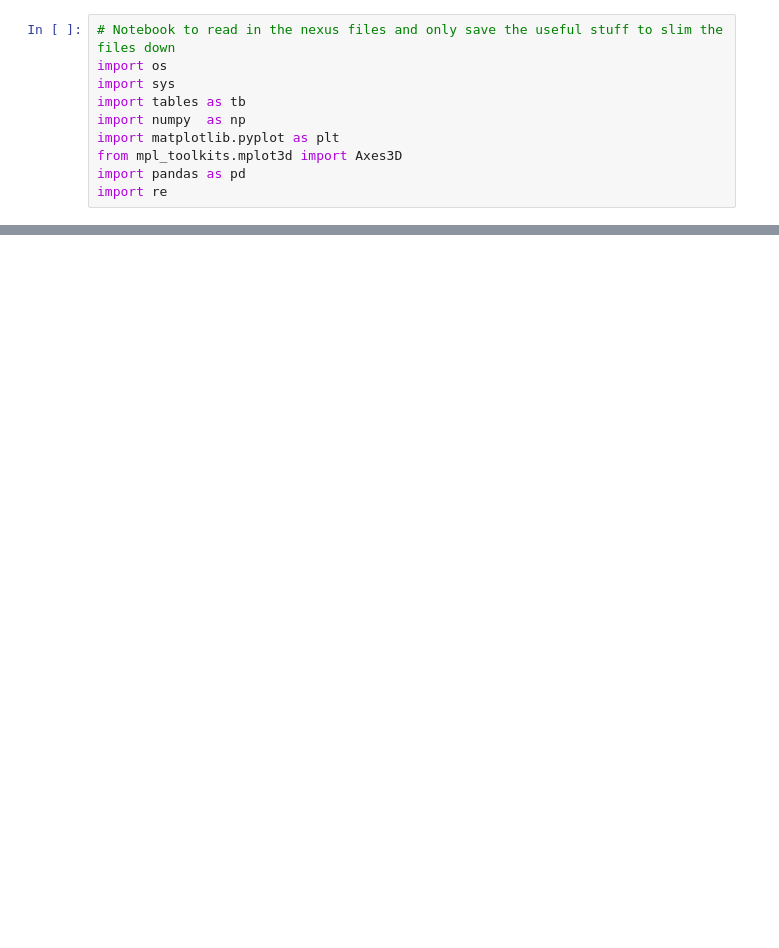
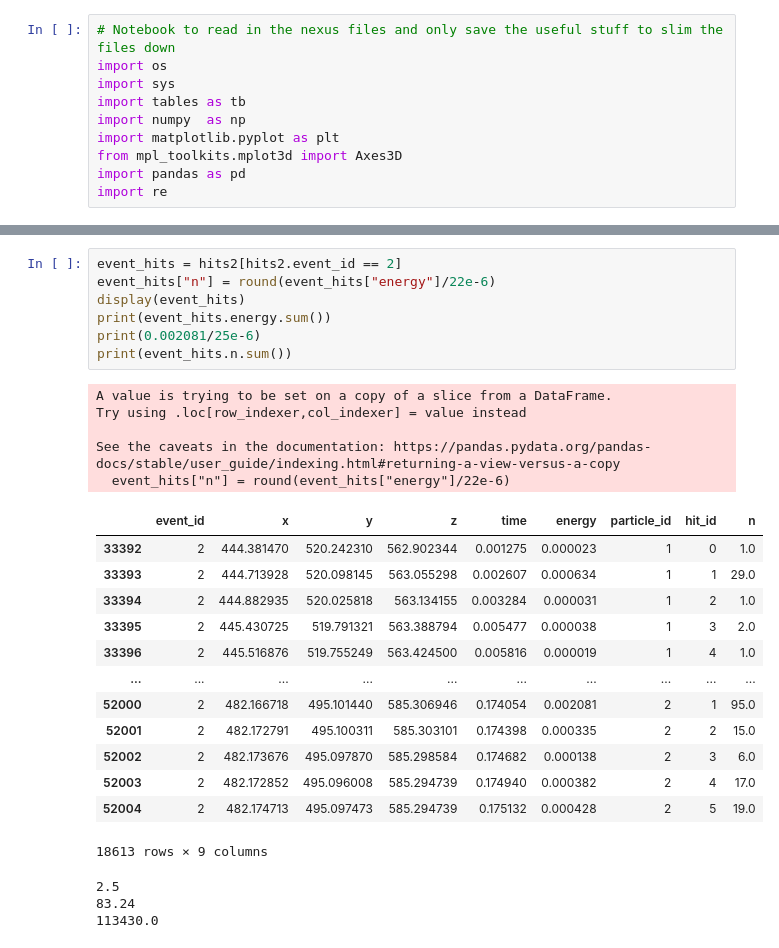
Before and after one commit to kvjmistry/DoubleBeta, a Jupyter notebook: notebooks/ProcessData.ipynb, the cells around one changed output, grey strips where cells are left out. Saved outputs shown, nothing was run; the diff lists cells and outputs as text; blank space fills up the shorter version.

```diff
--- a/notebooks/ProcessData.ipynb
+++ b/notebooks/ProcessData.ipynb
@@ -135,0 +135,29 @@ display(hits2)
+# %%
+event_hits = hits2[hits2.event_id == 2]
+event_hits["n"] = round(event_hits["energy"]/22e-6)
+display(event_hits)
+print(event_hits.energy.sum())
+print(0.002081/25e-6)
+print(event_hits.n.sum())
+# %% [output]
+A value is trying to be set on a copy of a slice from a DataFrame.
+Try using .loc[row_indexer,col_indexer] = value instead
+
+See the caveats in the documentation: https://pandas.pydata.org/pandas-docs/stable/user_guide/indexing.html#returning-a-view-versus-a-copy
+  event_hits["n"] = round(event_hits["energy"]/22e-6)
+|  | event_id | x | y | z | time | energy | particle_id | hit_id | n |
+| 33392 | 2 | 444.381470 | 520.242310 | 562.902344 | 0.001275 | 0.000023 | 1 | 0 | 1.0 |
+| 33393 | 2 | 444.713928 | 520.098145 | 563.055298 | 0.002607 | 0.000634 | 1 | 1 | 29.0 |
+| 33394 | 2 | 444.882935 | 520.025818 | 563.134155 | 0.003284 | 0.000031 | 1 | 2 | 1.0 |
+| 33395 | 2 | 445.430725 | 519.791321 | 563.388794 | 0.005477 | 0.000038 | 1 | 3 | 2.0 |
+| 33396 | 2 | 445.516876 | 519.755249 | 563.424500 | 0.005816 | 0.000019 | 1 | 4 | 1.0 |
+| ... | ... | ... | ... | ... | ... | ... | ... | ... | ... |
+| 52000 | 2 | 482.166718 | 495.101440 | 585.306946 | 0.174054 | 0.002081 | 2 | 1 | 95.0 |
+| 52001 | 2 | 482.172791 | 495.100311 | 585.303101 | 0.174398 | 0.000335 | 2 | 2 | 15.0 |
+| 52002 | 2 | 482.173676 | 495.097870 | 585.298584 | 0.174682 | 0.000138 | 2 | 3 | 6.0 |
+| 52003 | 2 | 482.172852 | 495.096008 | 585.294739 | 0.174940 | 0.000382 | 2 | 4 | 17.0 |
+| 52004 | 2 | 482.174713 | 495.097473 | 585.294739 | 0.175132 | 0.000428 | 2 | 5 | 19.0 |
+18613 rows × 9 columns
+2.5
+83.24
+113430.0
```
Also changed, not shown: parts of 6 cells of this notebook, 8 other files.
